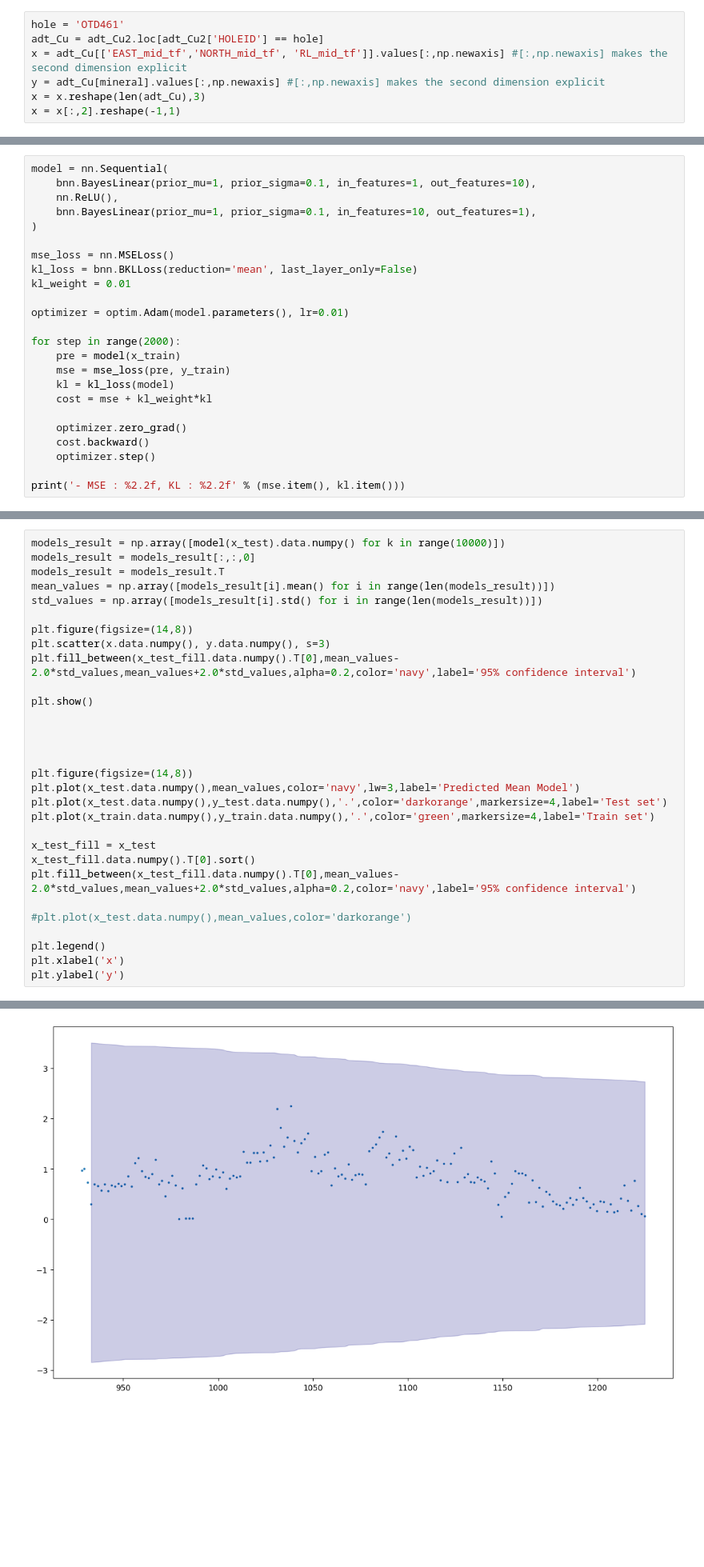
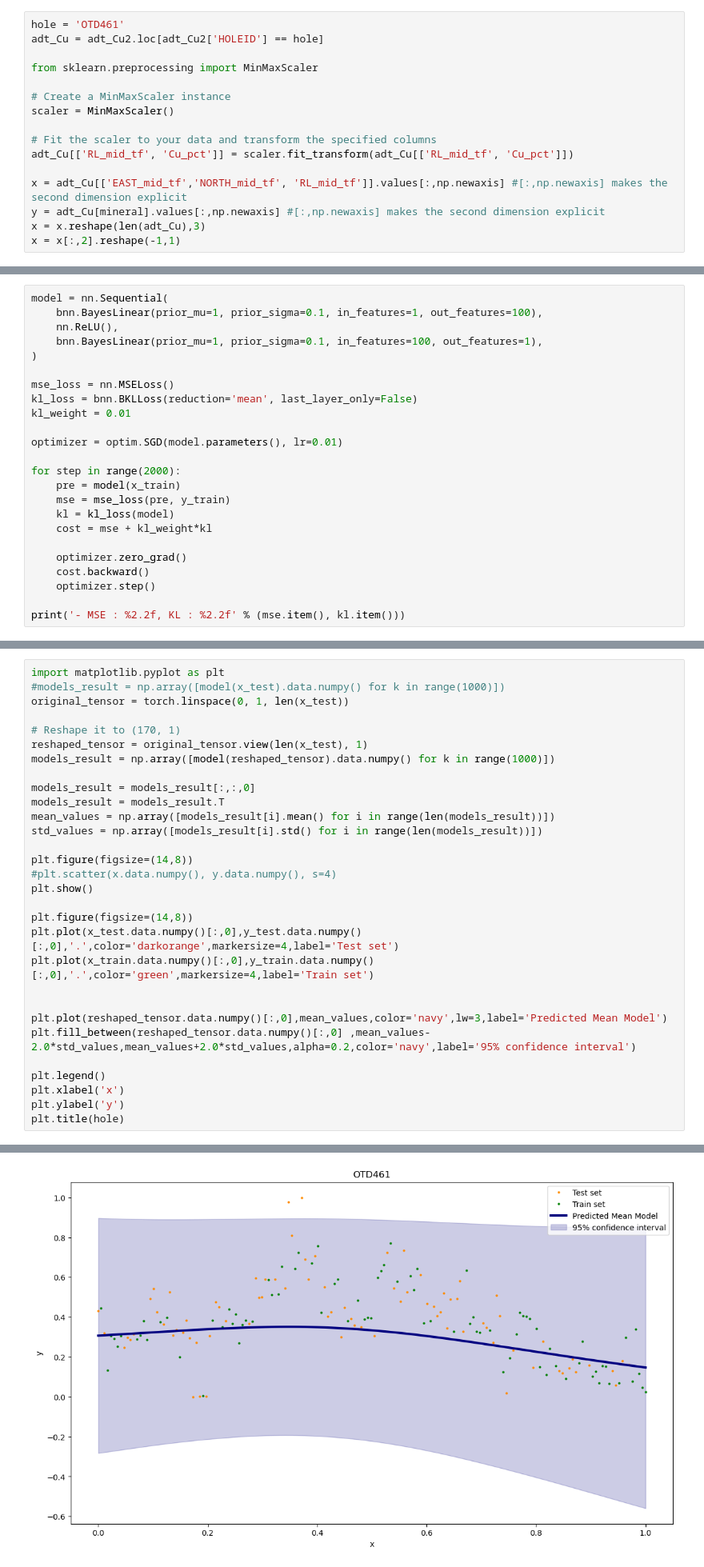
Before and after one commit to Fabian-Leal/PhD-Thesis---Incorporating-Deep-Learning-into-Statistical-Models-for-Spatial-Interpolation, a Jupyter notebook: Paper 3 PhD BNNs for multivariate predictions/Basic BNNs.ipynb, the cells around one changed output, grey strips where cells are left out. Shown at 80% size. Drawn from its saved outputs; the diff is of its cells as text; blank space fills up the shorter version.

```diff
--- a/Paper 3 PhD BNNs for multivariate predictions/Basic BNNs.ipynb
+++ b/Paper 3 PhD BNNs for multivariate predictions/Basic BNNs.ipynb
@@ -199,6 +219,15 @@ adt_Cu2 = adt_Cu
 # %%
 hole = 'OTD461'
 adt_Cu = adt_Cu2.loc[adt_Cu2['HOLEID'] == hole]
+
+from sklearn.preprocessing import MinMaxScaler
+
+# Create a MinMaxScaler instance
+scaler = MinMaxScaler()
+
+# Fit the scaler to your data and transform the specified columns
+adt_Cu[['RL_mid_tf', 'Cu_pct']] = scaler.fit_transform(adt_Cu[['RL_mid_tf', 'Cu_pct']])
+
 x = adt_Cu[['EAST_mid_tf','NORTH_mid_tf', 'RL_mid_tf']].values[:,np.newaxis] #[:,np.newaxis] makes the second dimension explicit
 y = adt_Cu[mineral].values[:,np.newaxis] #[:,np.newaxis] makes the second dimension explicit
 x = x.reshape(len(adt_Cu),3)
@@ -223,16 +258,16 @@ x_test = x[np.sort(test_indices)]
 y_test = y[np.sort(test_indices)]
 # %%
 model = nn.Sequential(
-    bnn.BayesLinear(prior_mu=1, prior_sigma=0.1, in_features=1, out_features=10),
+    bnn.BayesLinear(prior_mu=1, prior_sigma=0.1, in_features=1, out_features=100),
     nn.ReLU(),
-    bnn.BayesLinear(prior_mu=1, prior_sigma=0.1, in_features=10, out_features=1),
+    bnn.BayesLinear(prior_mu=1, prior_sigma=0.1, in_features=100, out_features=1),
 )
 
 mse_loss = nn.MSELoss()
 kl_loss = bnn.BKLLoss(reduction='mean', last_layer_only=False)
 kl_weight = 0.01
 
-optimizer = optim.Adam(model.parameters(), lr=0.01)
+optimizer = optim.SGD(model.parameters(), lr=0.01)
 
 for step in range(2000):
     pre = model(x_train)
@@ -250,31 +285,31 @@ print('- MSE : %2.2f, KL : %2.2f' % (mse.item(), kl.item()))
 # %%
-models_result = np.array([model(x_test).data.numpy() for k in range(10000)])
+import matplotlib.pyplot as plt
+#models_result = np.array([model(x_test).data.numpy() for k in range(1000)])
+original_tensor = torch.linspace(0, 1, len(x_test))
+
+# Reshape it to (170, 1)
+reshaped_tensor = original_tensor.view(len(x_test), 1)
+models_result = np.array([model(reshaped_tensor).data.numpy() for k in range(1000)])
+
 models_result = models_result[:,:,0]
 models_result = models_result.T
 mean_values = np.array([models_result[i].mean() for i in range(len(models_result))])
 std_values = np.array([models_result[i].std() for i in range(len(models_result))])
 
 plt.figure(figsize=(14,8))
-plt.scatter(x.data.numpy(), y.data.numpy(), s=3)
-plt.fill_between(x_test_fill.data.numpy().T[0],mean_values-2.0*std_values,mean_values+2.0*std_values,alpha=0.2,color='navy',label='95% confidence interval')
-
+#plt.scatter(x.data.numpy(), y.data.numpy(), s=4)
 plt.show()
 
+plt.figure(figsize=(14,8))
+plt.plot(x_test.data.numpy()[:,0],y_test.data.numpy()[:,0],'.',color='darkorange',markersize=4,label='Test set')
+plt.plot(x_train.data.numpy()[:,0],y_train.data.numpy()[:,0],'.',color='green',markersize=4,label='Train set')
 
 
-
-plt.figure(figsize=(14,8))
-plt.plot(x_test.data.numpy(),mean_values,color='navy',lw=3,label='Predicted Mean Model')
-plt.plot(x_test.data.numpy(),y_test.data.numpy(),'.',color='darkorange',markersize=4,label='Test set')
-plt.plot(x_train.data.numpy(),y_train.data.numpy(),'.',color='green',markersize=4,label='Train set')
-
-x_test_fill = x_test
-x_test_fill.data.numpy().T[0].sort()
-plt.fill_between(x_test_fill.data.numpy().T[0],mean_values-2.0*std_values,mean_values+2.0*std_values,alpha=0.2,color='navy',label='95% confidence interval')
-
-#plt.plot(x_test.data.numpy(),mean_values,color='darkorange')
+plt.plot(reshaped_tensor.data.numpy()[:,0],mean_values,color='navy',lw=3,label='Predicted Mean Model')
+plt.fill_between(reshaped_tensor.data.numpy()[:,0] ,mean_values-2.0*std_values,mean_values+2.0*std_values,alpha=0.2,color='navy',label='95% confidence interval')
 
 plt.legend()
 plt.xlabel('x')
 plt.ylabel('y')
+plt.title(hole)
 # %% [output]
@@ -281 +318 @@ plt.ylabel('y')
-[figure, old version]
+[figure, new version]
```
Also changed, not shown: parts of 7 cells of this notebook, 32 other files.
